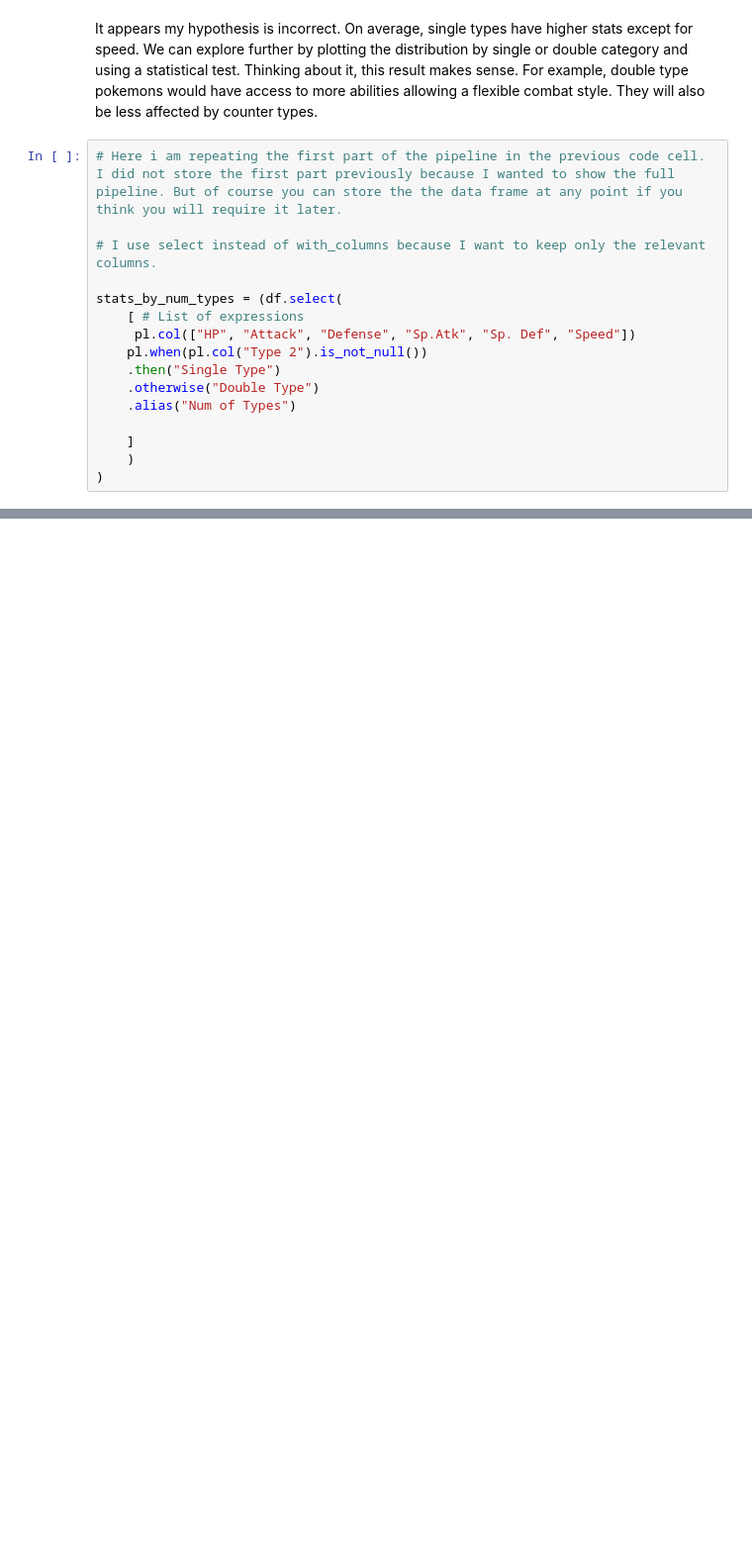
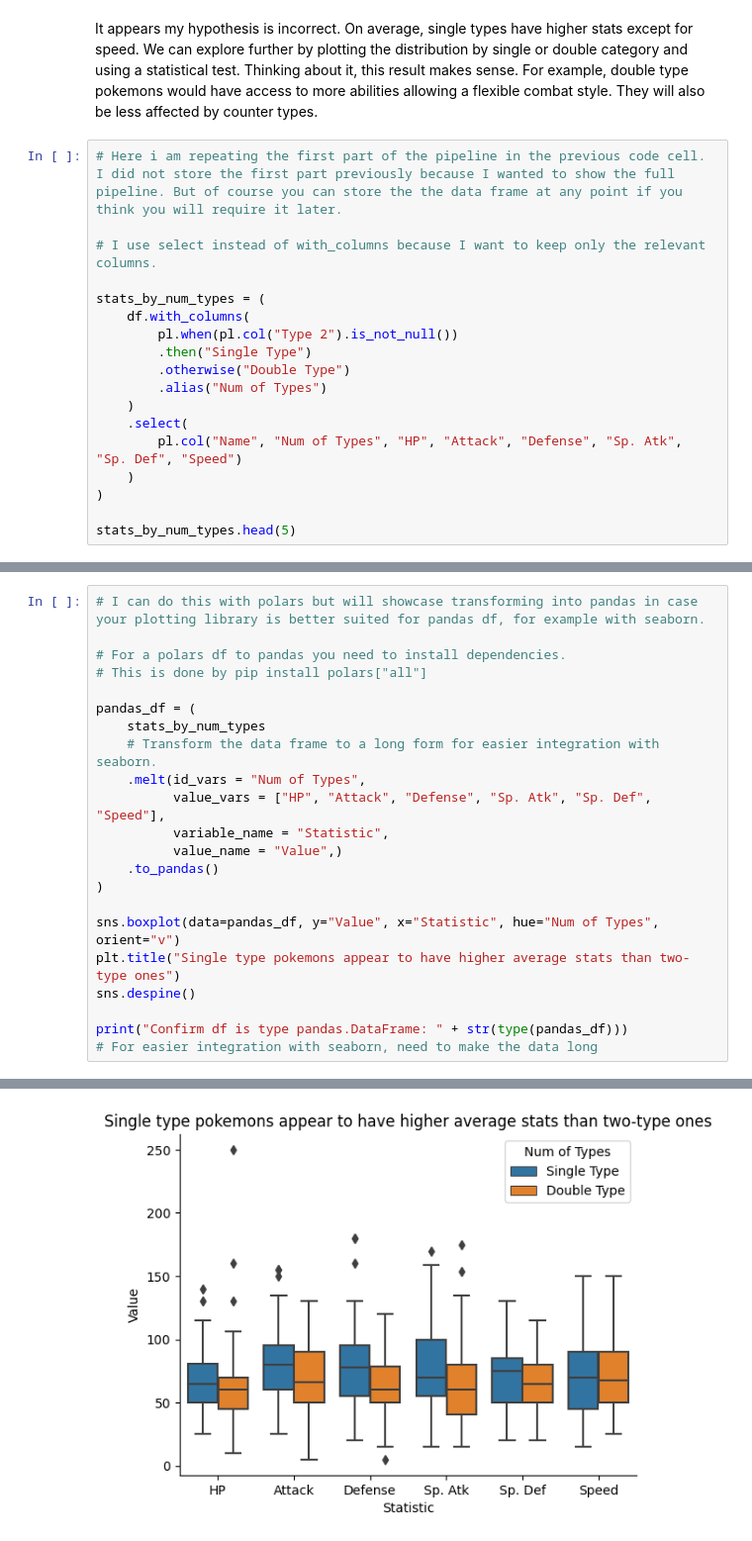
Before and after one commit to artregalado/talks-python-aberdeen-user-group, a Jupyter notebook: polars_vs_pandas/pokemon.ipynb, the cells around one changed output, grey strips where cells are left out. Shown: that part at 99% size. Drawn from its saved outputs; the diff is of its cells as text; blank space fills up the shorter version.

Commit message:
Finished pokemon nootbook with main API showcase

```diff
--- a/polars_vs_pandas/pokemon.ipynb
+++ b/polars_vs_pandas/pokemon.ipynb
@@ -164,14 +168,16 @@ It appears my hypothesis is incorrect. On average, single types have higher stat
 
 # I use select instead of with_columns because I want to keep only the relevant columns.
 
-stats_by_num_types = (df.select(
-    [ # List of expressions
-     pl.col(["HP", "Attack", "Defense", "Sp.Atk", "Sp. Def", "Speed"])
-    pl.when(pl.col("Type 2").is_not_null())
-    .then("Single Type")
-    .otherwise("Double Type")
-    .alias("Num of Types")
-
-    ]
+stats_by_num_types = (
+    df.with_columns(
+        pl.when(pl.col("Type 2").is_not_null())
+        .then("Single Type")
+        .otherwise("Double Type")
+        .alias("Num of Types")
+    )
+    .select(
+        pl.col("Name", "Num of Types", "HP", "Attack", "Defense", "Sp. Atk", "Sp. Def", "Speed")
     )
 )
+
+stats_by_num_types.head(5)
@@ -177,0 +193,23 @@ stats_by_num_types = (df.select(
+# %%
+# I can do this with polars but will showcase transforming into pandas in case your plotting library is better suited for pandas df, for example with seaborn.
+
+# For a polars df to pandas you need to install dependencies.
+# This is done by pip install polars["all"]
+
+pandas_df = (
+    stats_by_num_types
+    # Transform the data frame to a long form for easier integration with seaborn.
+    .melt(id_vars = "Num of Types",
+          value_vars = ["HP", "Attack", "Defense", "Sp. Atk", "Sp. Def", "Speed"],
+          variable_name = "Statistic",
+          value_name = "Value",)
+    .to_pandas()
+)
+
+sns.boxplot(data=pandas_df, y="Value", x="Statistic", hue="Num of Types", orient="v")
+plt.title("Single type pokemons appear to have higher average stats than two-type ones")
+sns.despine()
+
+print("Confirm df is type pandas.DataFrame: " + str(type(pandas_df)))
+# For easier integration with seaborn, need to make the data long
+# %% [output]
@@ -177,0 +217 @@ stats_by_num_types = (df.select(
+[figure, added]
```
Also changed, not shown: parts of 7 cells of this notebook.
